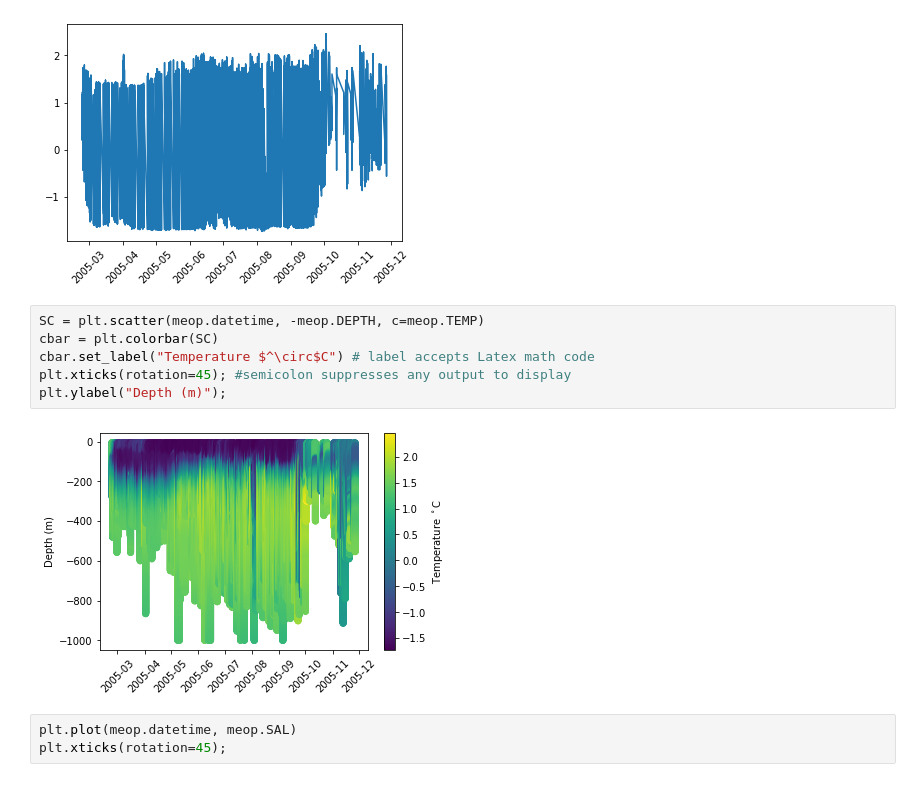
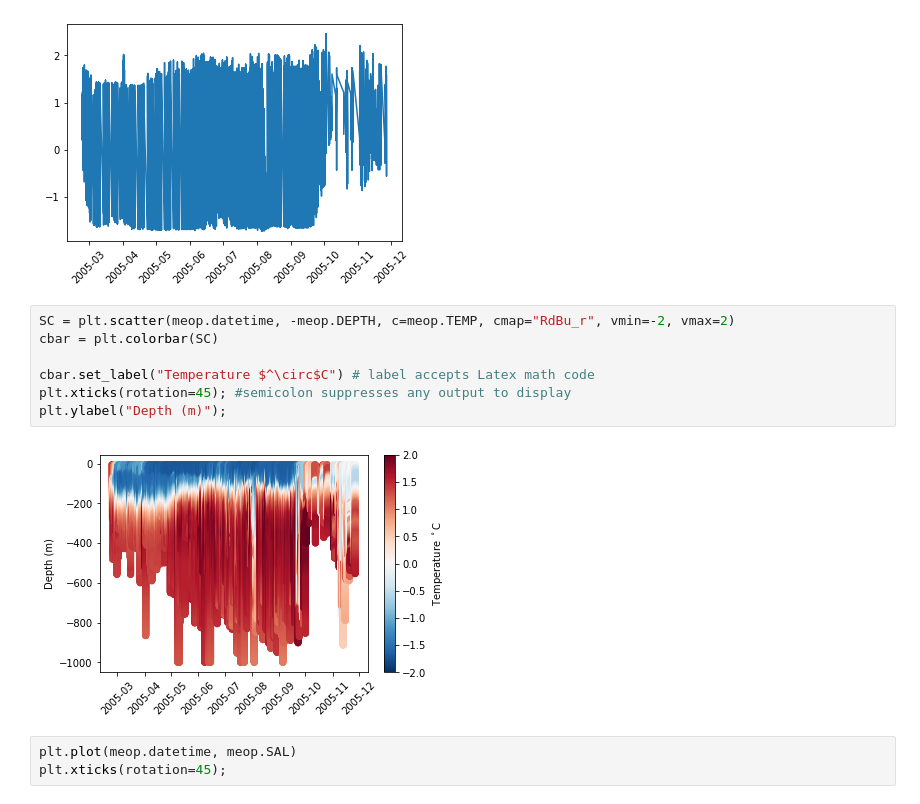
Before and after one commit to adityarn/MAR440_PythonModule, a Jupyter notebook: 05_Pandas.ipynb, the cells around one changed output. Drawn from its saved outputs; the diff is of its cells as text.

```diff
--- a/05_Pandas.ipynb
+++ b/05_Pandas.ipynb
@@ -195,13 +275,14 @@ plt.xticks(rotation=45);
 # %% [output]
 [figure]
 # %%
-SC = plt.scatter(meop.datetime, -meop.DEPTH, c=meop.TEMP)
+SC = plt.scatter(meop.datetime, -meop.DEPTH, c=meop.TEMP, cmap="RdBu_r", vmin=-2, vmax=2)
 cbar = plt.colorbar(SC)
+
 cbar.set_label("Temperature $^\circ$C") # label accepts Latex math code
 plt.xticks(rotation=45); #semicolon suppresses any output to display
 plt.ylabel("Depth (m)");
 # %% [output]
-[figure, old version]
+[figure, new version]
 # %%
 plt.plot(meop.datetime, meop.SAL)
 plt.xticks(rotation=45);
```
Also changed, not shown: parts of 40 cells of this notebook, 1 other file.
